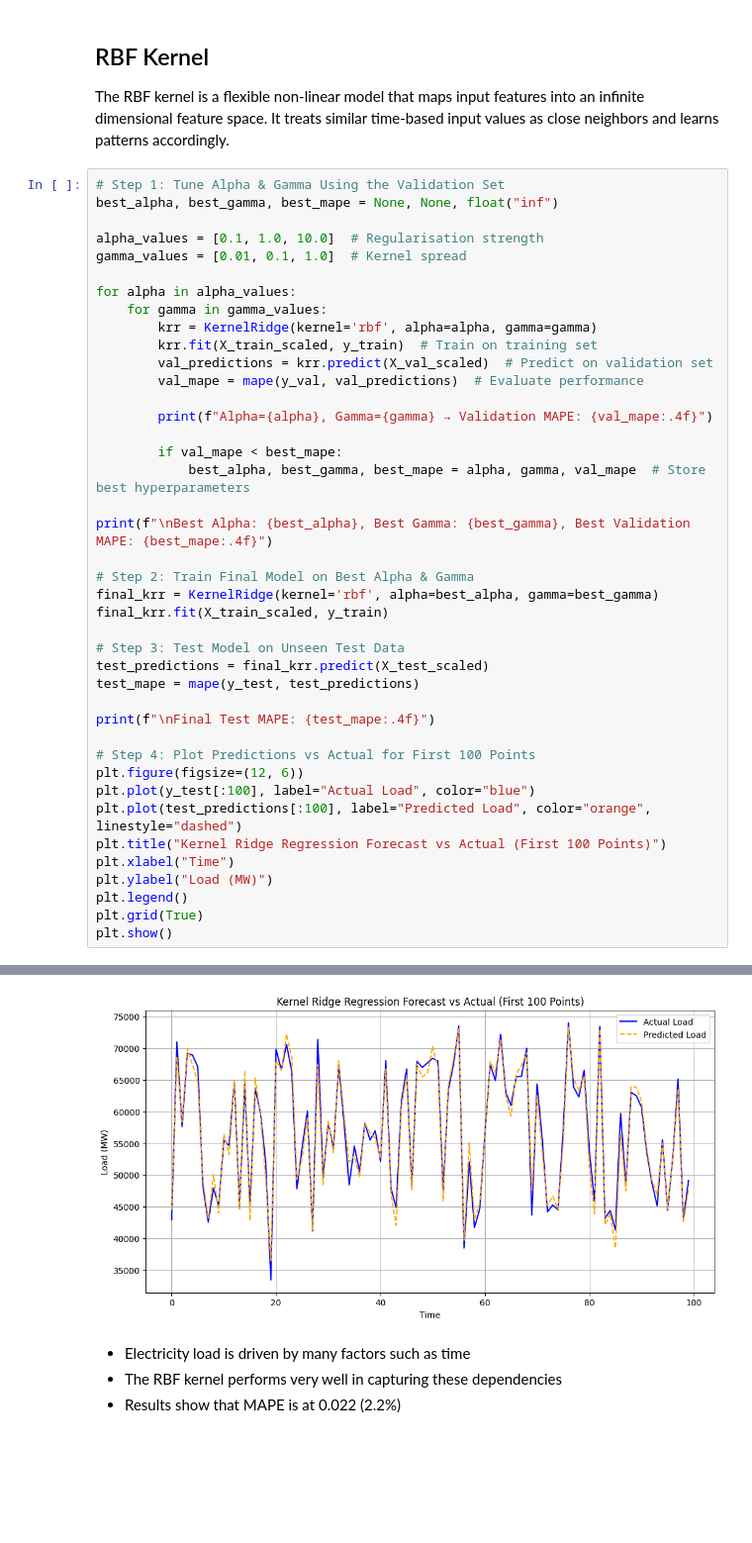
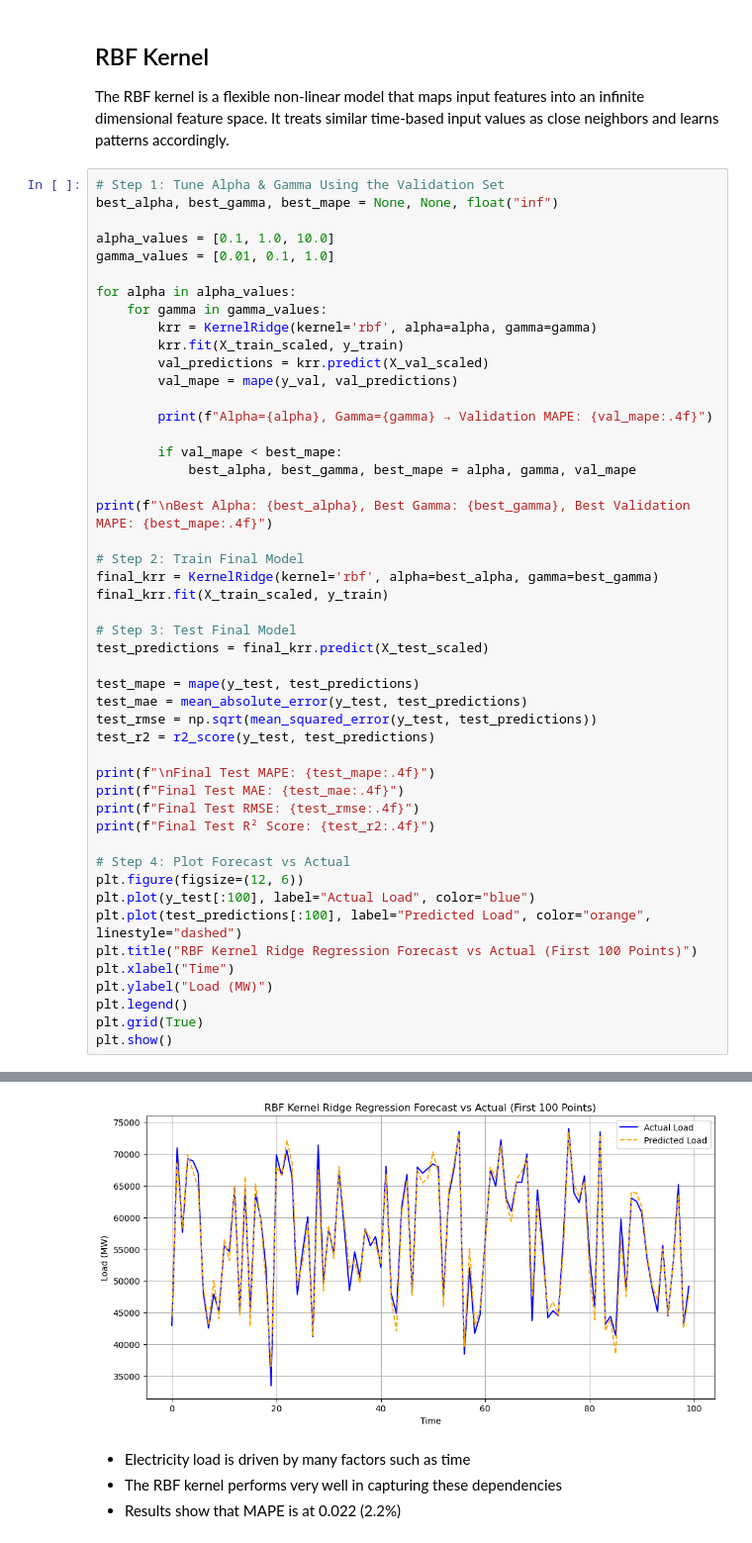
Before and after one commit to 333Rayyan/Electricity-Forecasting, a Jupyter notebook: krr_library.ipynb, the cells around one changed output, grey strips where cells are left out. Shown: that part at 99% size. Cells and saved outputs as stored; diff of their text form; blank space fills up the shorter version.

```diff
--- a/krr_library.ipynb
+++ b/krr_library.ipynb
@@ -135,38 +136,45 @@ The RBF kernel is a flexible non-linear model that maps input features into an i
 # Step 1: Tune Alpha & Gamma Using the Validation Set
 best_alpha, best_gamma, best_mape = None, None, float("inf")
 
-alpha_values = [0.1, 1.0, 10.0]  # Regularisation strength
-gamma_values = [0.01, 0.1, 1.0]  # Kernel spread
+alpha_values = [0.1, 1.0, 10.0]
+gamma_values = [0.01, 0.1, 1.0]
 
 for alpha in alpha_values:
     for gamma in gamma_values:
         krr = KernelRidge(kernel='rbf', alpha=alpha, gamma=gamma)
-        krr.fit(X_train_scaled, y_train)  # Train on training set
-        val_predictions = krr.predict(X_val_scaled)  # Predict on validation set
-        val_mape = mape(y_val, val_predictions)  # Evaluate performance
+        krr.fit(X_train_scaled, y_train)
+        val_predictions = krr.predict(X_val_scaled)
+        val_mape = mape(y_val, val_predictions)
 
         print(f"Alpha={alpha}, Gamma={gamma} → Validation MAPE: {val_mape:.4f}")
 
         if val_mape < best_mape:
-            best_alpha, best_gamma, best_mape = alpha, gamma, val_mape  # Store best hyperparameters
+            best_alpha, best_gamma, best_mape = alpha, gamma, val_mape
 
 print(f"\nBest Alpha: {best_alpha}, Best Gamma: {best_gamma}, Best Validation MAPE: {best_mape:.4f}")
 
-# Step 2: Train Final Model on Best Alpha & Gamma
+# Step 2: Train Final Model
 final_krr = KernelRidge(kernel='rbf', alpha=best_alpha, gamma=best_gamma)
 final_krr.fit(X_train_scaled, y_train)
 
-# Step 3: Test Model on Unseen Test Data
+# Step 3: Test Final Model
 test_predictions = final_krr.predict(X_test_scaled)
+
 test_mape = mape(y_test, test_predictions)
+test_mae = mean_absolute_error(y_test, test_predictions)
+test_rmse = np.sqrt(mean_squared_error(y_test, test_predictions))
+test_r2 = r2_score(y_test, test_predictions)
 
 print(f"\nFinal Test MAPE: {test_mape:.4f}")
+print(f"Final Test MAE: {test_mae:.4f}")
+print(f"Final Test RMSE: {test_rmse:.4f}")
+print(f"Final Test R² Score: {test_r2:.4f}")
 
-# Step 4: Plot Predictions vs Actual for First 100 Points
+# Step 4: Plot Forecast vs Actual
 plt.figure(figsize=(12, 6))
 plt.plot(y_test[:100], label="Actual Load", color="blue")
 plt.plot(test_predictions[:100], label="Predicted Load", color="orange", linestyle="dashed")
-plt.title("Kernel Ridge Regression Forecast vs Actual (First 100 Points)")
+plt.title("RBF Kernel Ridge Regression Forecast vs Actual (First 100 Points)")
 plt.xlabel("Time")
 plt.ylabel("Load (MW)")
 plt.legend()
@@ -189,4 +200,4 @@ Final Test MAPE: 0.0221
-[figure, old version]
+[figure, new version]
 # %% [markdown]
 - Electricity load is driven by many factors such as time
 - The RBF kernel performs very well in capturing these dependencies
```
Also changed, not shown: parts of 7 cells of this notebook, 2 other files.
